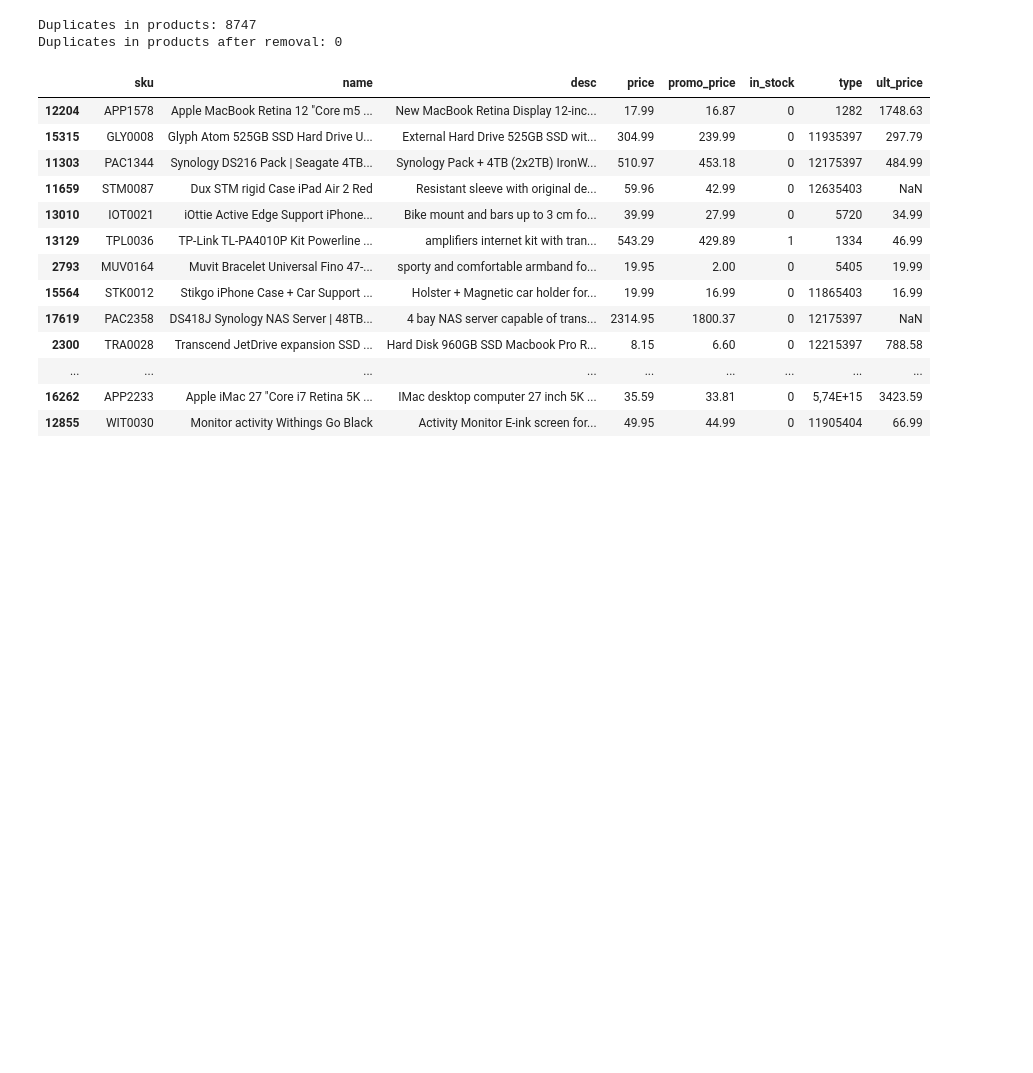
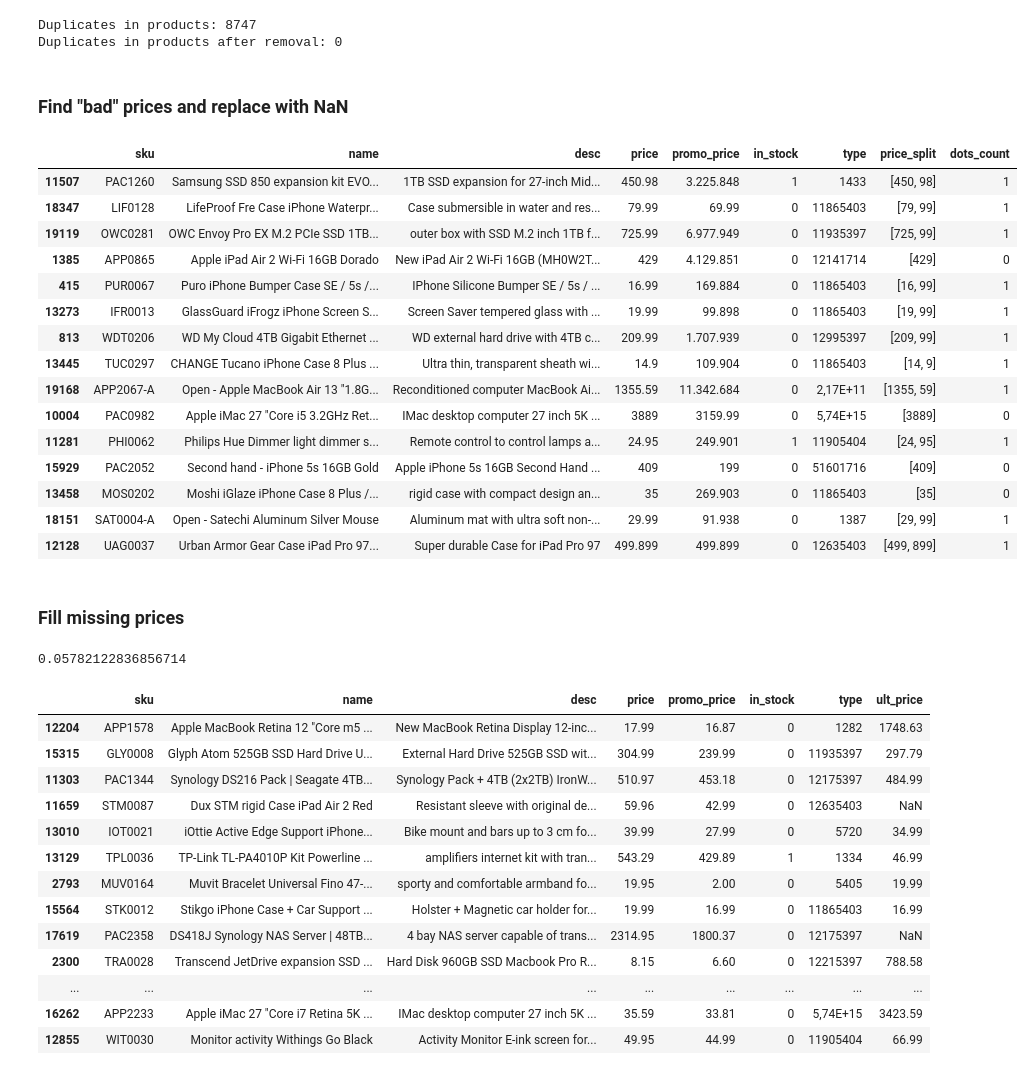
Before and after one commit to tobiasaurer/python-eniac-dataprocessing, a Jupyter notebook: data_exploration.ipynb, the cells around one changed output. Cells and saved outputs as stored; diff of their text form; code cells hidden in the pictures; blank space fills up the shorter version.

Commit message:
adds transform of bad prices to nan in products

```diff
--- a/data_exploration.ipynb
+++ b/data_exploration.ipynb
@@ -234,3 +235,32 @@ print(f'Duplicates in products after removal: {products.duplicated("sku").sum()}
 # %% [output]
 Duplicates in products: 8747
 Duplicates in products after removal: 0
+# %% [markdown]
+### Find "bad" prices and replace with NaN
+# %%
+# Find all "bad" prices
+# Replace missing values by '000.000'
+products = products.assign(price = products['price'].fillna('000.000'))
+
+# split the price and add a dot count
+products = products.assign(price_split = products['price'].str.split('\.'),
+                           dots_count = products['price'].str.count('\.'))
+# %%
+products.sample(15)
+# %% [output]
+|  | sku | name | desc | price | promo_price | in_stock | type | price_split | dots_count |
+| 11507 | PAC1260 | Samsung SSD 850 expansion kit EVO... | 1TB SSD expansion for 27-inch Mid... | 450.98 | 3.225.848 | 1 | 1433 | [450, 98] | 1 |
+| 18347 | LIF0128 | LifeProof Fre Case iPhone Waterpr... | Case submersible in water and res... | 79.99 | 69.99 | 0 | 11865403 | [79, 99] | 1 |
+| 19119 | OWC0281 | OWC Envoy Pro EX M.2 PCIe SSD 1TB... | outer box with SSD M.2 inch 1TB f... | 725.99 | 6.977.949 | 0 | 11935397 | [725, 99] | 1 |
+| 1385 | APP0865 | Apple iPad Air 2 Wi-Fi 16GB Dorado | New iPad Air 2 Wi-Fi 16GB (MH0W2T... | 429 | 4.129.851 | 0 | 12141714 | [429] | 0 |
+| 415 | PUR0067 | Puro iPhone Bumper Case SE / 5s /... | IPhone Silicone Bumper SE / 5s / ... | 16.99 | 169.884 | 0 | 11865403 | [16, 99] | 1 |
+| 13273 | IFR0013 | GlassGuard iFrogz iPhone Screen S... | Screen Saver tempered glass with ... | 19.99 | 99.898 | 0 | 11865403 | [19, 99] | 1 |
+| 813 | WDT0206 | WD My Cloud 4TB Gigabit Ethernet ... | WD external hard drive with 4TB c... | 209.99 | 1.707.939 | 0 | 12995397 | [209, 99] | 1 |
+| 13445 | TUC0297 | CHANGE Tucano iPhone Case 8 Plus ... | Ultra thin, transparent sheath wi... | 14.9 | 109.904 | 0 | 11865403 | [14, 9] | 1 |
+| 19168 | APP2067-A | Open - Apple MacBook Air 13 "1.8G... | Reconditioned computer MacBook Ai... | 1355.59 | 11.342.684 | 0 | 2,17E+11 | [1355, 59] | 1 |
+| 10004 | PAC0982 | Apple iMac 27 "Core i5 3.2GHz Ret... | IMac desktop computer 27 inch 5K ... | 3889 | 3159.99 | 0 | 5,74E+15 | [3889] | 0 |
+| 11281 | PHI0062 | Philips Hue Dimmer light dimmer s... | Remote control to control lamps a... | 24.95 | 249.901 | 1 | 11905404 | [24, 95] | 1 |
+| 15929 | PAC2052 | Second hand - iPhone 5s 16GB Gold | Apple iPhone 5s 16GB Second Hand ... | 409 | 199 | 0 | 51601716 | [409] | 0 |
+| 13458 | MOS0202 | Moshi iGlaze iPhone Case 8 Plus /... | rigid case with compact design an... | 35 | 269.903 | 0 | 11865403 | [35] | 0 |
+| 18151 | SAT0004-A | Open - Satechi Aluminum Silver Mouse | Aluminum mat with ultra soft non-... | 29.99 | 91.938 | 0 | 1387 | [29, 99] | 1 |
+| 12128 | UAG0037 | Urban Armor Gear Case iPad Pro 97... | Super durable Case for iPad Pro 97 | 499.899 | 499.899 | 0 | 12635403 | [499, 899] | 1 |
@@ -237,3 +304,27 @@ Duplicates in products after removal: 0
+# %% [markdown]
+### Fill missing prices
+# %%
+# check impact of missing values in price column
+# create df containing only rows with missing values in products df
+prod_na = products.loc[products.isna().sum(axis=1) > 0,:].copy()
+
+# create list of skus that have missing price in products df
+na_skus = prod_na['sku'].tolist()
+
+# check how much of the revenue of total completed orders is associated with skus that have missing prices
+(
+orderlines
+    .merge(orders, how='left', on ='order_id')
+    .query('state == "Completed" & sku == @na_skus')
+    ['total_price'].sum()
+) / (
+orderlines
+    .merge(orders, how='left', on='order_id')
+    .query('state == "Completed"')
+    ['total_price'].sum()
+)
+# %% [output]
+0.05782122836856714
 # %%
 # Replace all price values in products that have:
 # --> more than three digits after the dot
```
Also changed, not shown: parts of 3 cells of this notebook.
